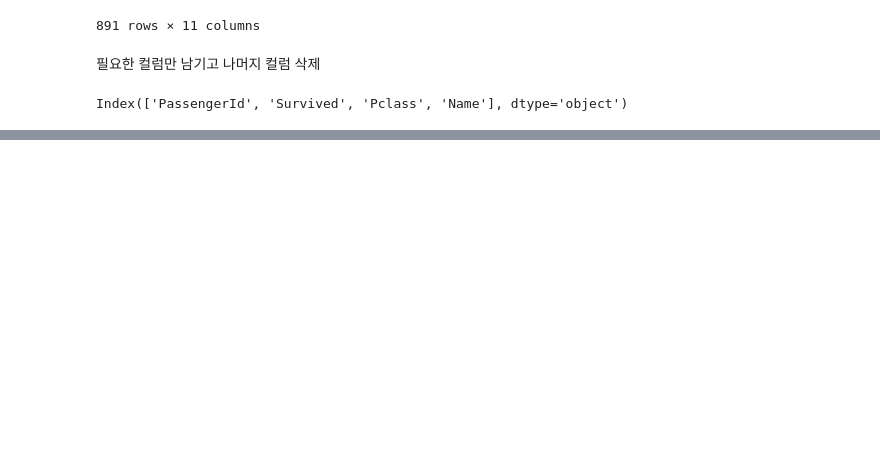
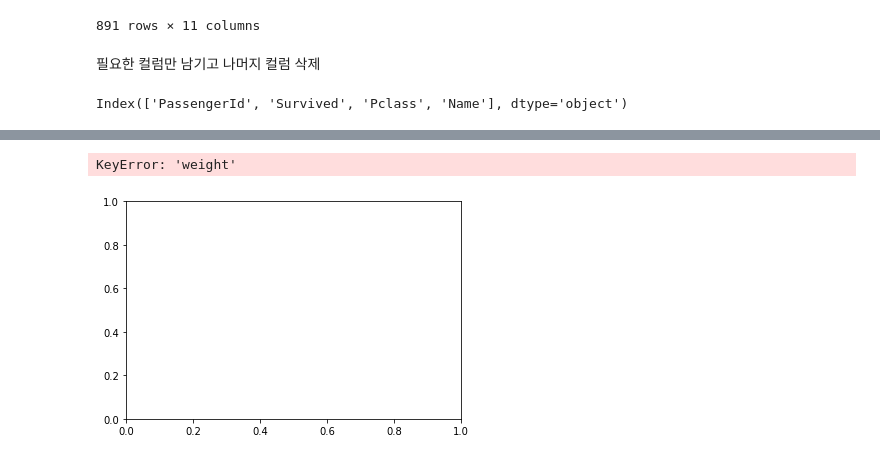
Before and after one commit to Chaheon/data_chung, a Jupyter notebook: 0630.ipynb, the cells around one changed output, grey strips where cells are left out. Saved outputs shown, nothing was run; the diff lists cells and outputs as text; code cells hidden in the pictures; blank space fills up the shorter version.

```diff
--- a/0630.ipynb
+++ b/0630.ipynb
@@ -566,0 +598,5 @@ Index(['PassengerId', 'Survived', 'Pclass', 'Name'], dtype='object')
+# %%
+df.plot(x = 'weight', y='mpg', kind = 'scatter')
+# %% [output]
+KeyError: 'weight'
+[figure, added]
```
Also changed, not shown: parts of 23 cells of this notebook, 1 other file.
